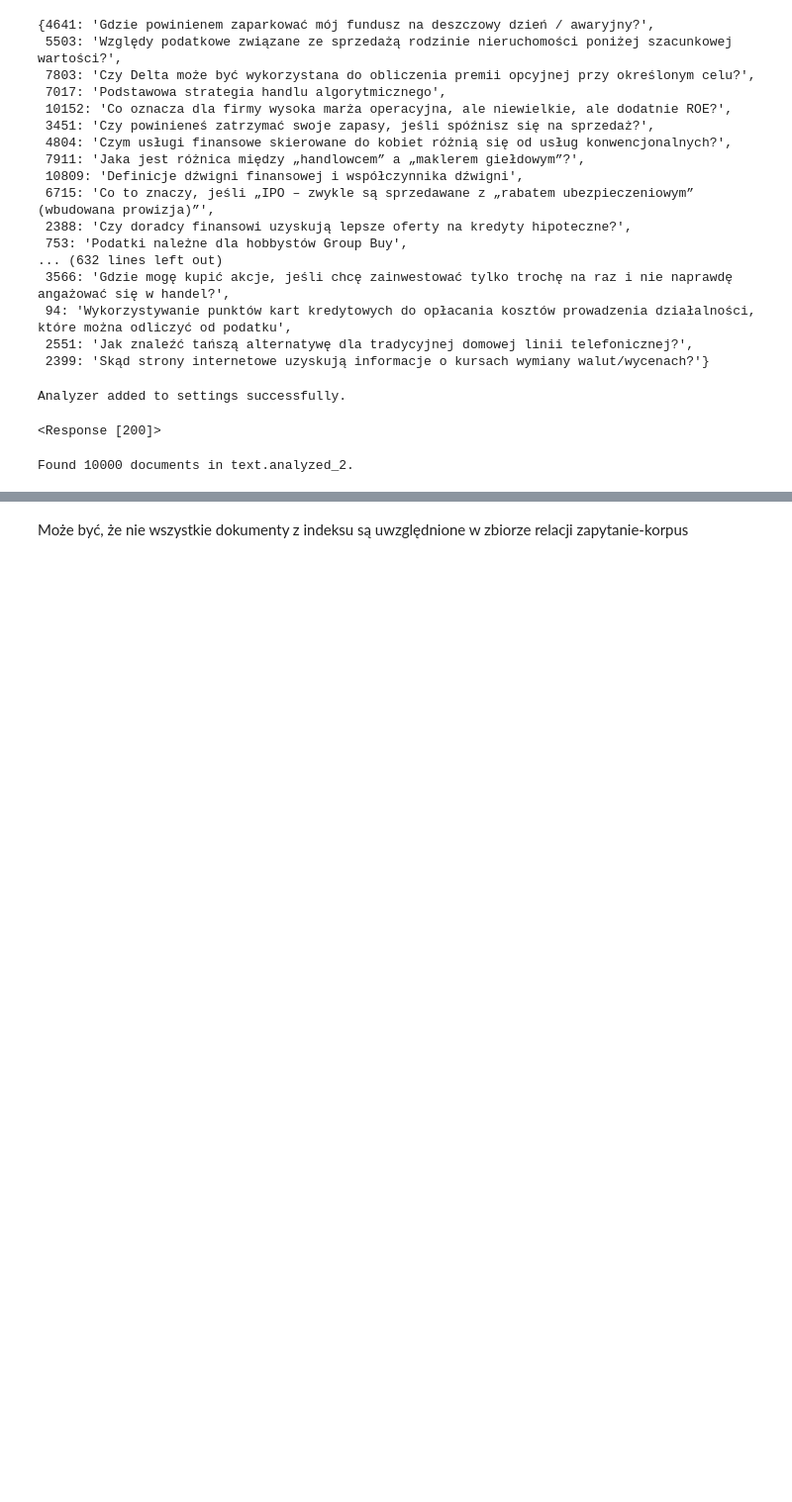
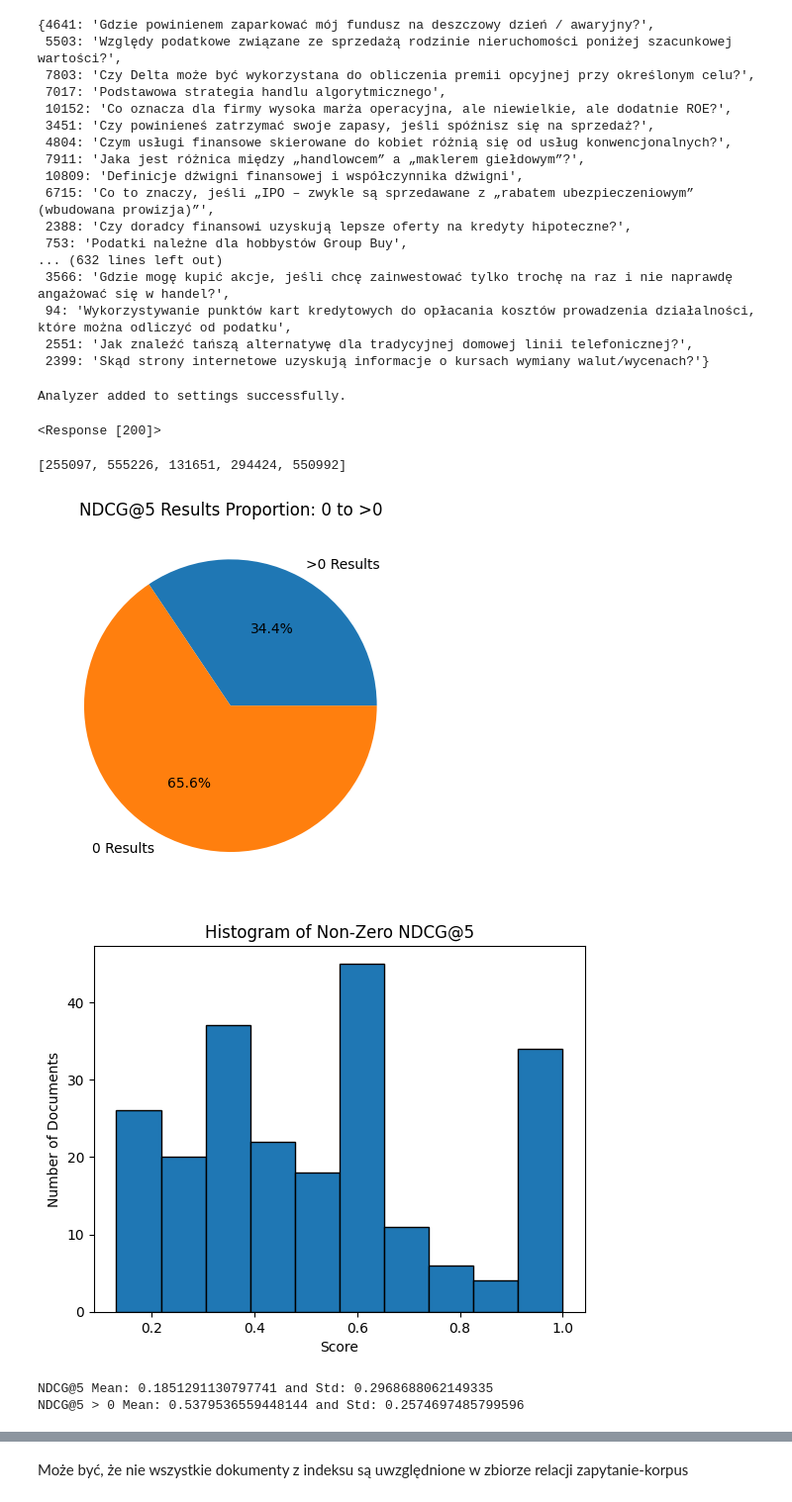
Before and after one commit to mwardynski/nlp, a Jupyter notebook: lab2/fts.ipynb, the cells around one changed output, grey strips where cells are left out. Shown at 99% size. Saved outputs shown, nothing was run; the diff lists cells and outputs as text; code cells hidden in the pictures; blank space fills up the shorter version.

Commit message:
[lab2] calculate NDCG@5

```diff
--- a/lab2/fts.ipynb
+++ b/lab2/fts.ipynb
@@ -302,10 +302,11 @@ requests.post(f"{index_url}/_open")
 Analyzer added to settings successfully.
 <Response [200]>
 # %%
-def look_up_index(search_phrase, search_field, custom_analyzer):
-    max_docs_no = 5
+dcg_limit = 5
+
+def find_for_phrase(search_phrase, search_field, custom_analyzer):
     search_query = {
-        "size": max_docs_no,
+        "size": dcg_limit,
         "query": {
             "match": {
                 search_field: {
@@ -322,11 +323,10 @@ def look_up_index(search_phrase, search_field, custom_analyzer):
 
     if response.status_code == 200:
         search_results = response.json()
-
-        print(f"Found {search_results['hits']['total']['value']} documents in {search_field}.")
+        return list(map(lambda hit: int(hit['_id']),search_results["hits"]["hits"]))
     else:
         print(f"Search failed: {response.text}")
 
-look_up_index("Czy brokerzy realizują każdą transakcję na giełdzie?", "text.analyzed_2", None)
+find_for_phrase("Czy brokerzy realizują każdą transakcję na giełdzie?", "text.analyzed_2", None)
 # %% [output]
-Found 10000 documents in text.analyzed_2.
+[255097, 555226, 131651, 294424, 550992]
@@ -332,0 +387,8 @@ Found 10000 documents in text.analyzed_2.
+# %%
+ndcgs = calculate_ndcgs('text.analyzed_1', "")
+present_results(ndcgs)
+# %% [output]
+[figure, added]
+[figure, added]
+NDCG@5 Mean: 0.1851291130797741 and Std: 0.2968688062149335
+NDCG@5 > 0 Mean: 0.5379536559448144 and Std: 0.2574697485799596
```
Also changed, not shown: parts of 3 cells of this notebook.
